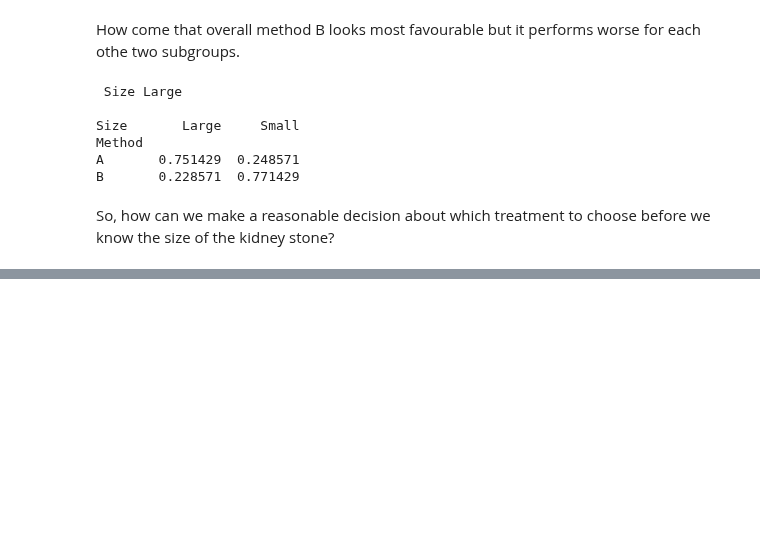
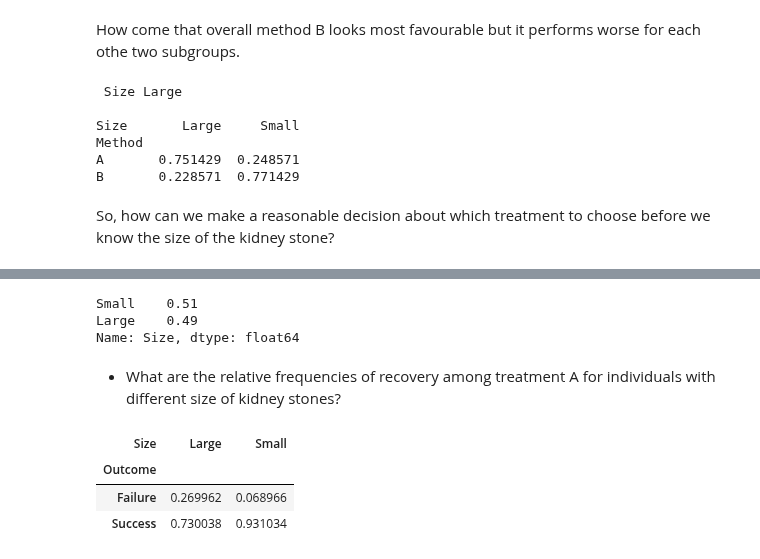
Before and after one commit to HumanCapitalAnalysis/talks, a Jupyter notebook: sandbox/01_causal_models/lecture.ipynb, the cells around one changed output, grey strips where cells are left out. Saved outputs shown, nothing was run; the diff lists cells and outputs as text; code cells hidden in the pictures; blank space fills up the shorter version.

```diff
--- a/sandbox/01_causal_models/lecture.ipynb
+++ b/sandbox/01_causal_models/lecture.ipynb
@@ -167,0 +211,16 @@ Lets assume the true underlying SEM allows for the graph below.
+# %%
+df['Size'].value_counts(normalize=True)
+# %% [output]
+Small    0.51
+Large    0.49
+Name: Size, dtype: float64
+# %% [markdown]
+* What are the relative frequencies of recovery among treatment A for individuals with different size of kidney stones?
+# %%
+df_subset = df[df['Method'] == 'A']
+pd.crosstab(df_subset['Outcome'], df_subset['Size'], normalize='columns')
+# %% [output]
+| Size | Large | Small |
+| Outcome |  |  |
+| Failure | 0.269962 | 0.068966 |
+| Success | 0.730038 | 0.931034 |
```
Also changed, not shown: parts of 15 cells of this notebook.
